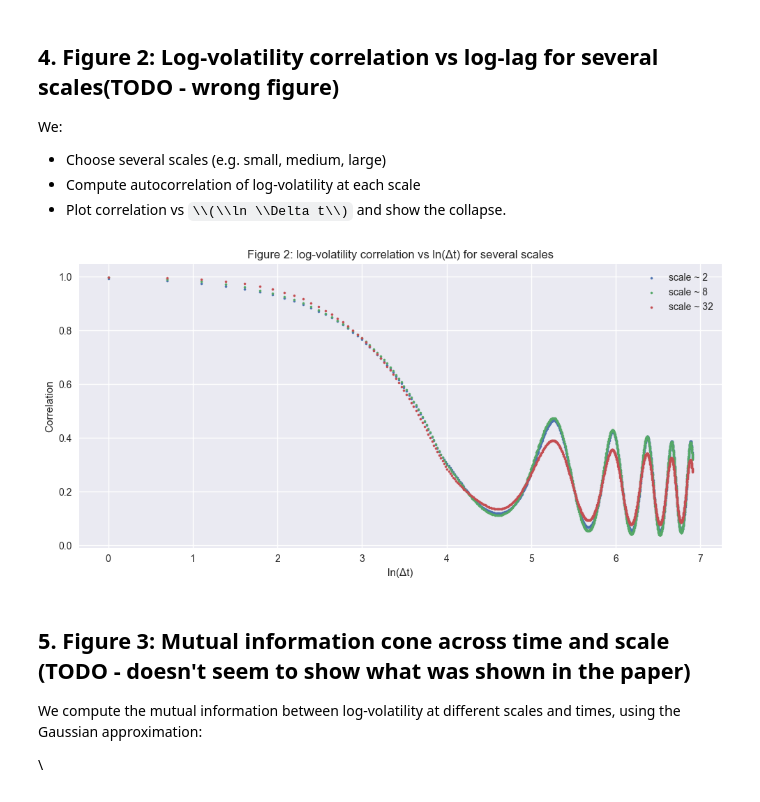
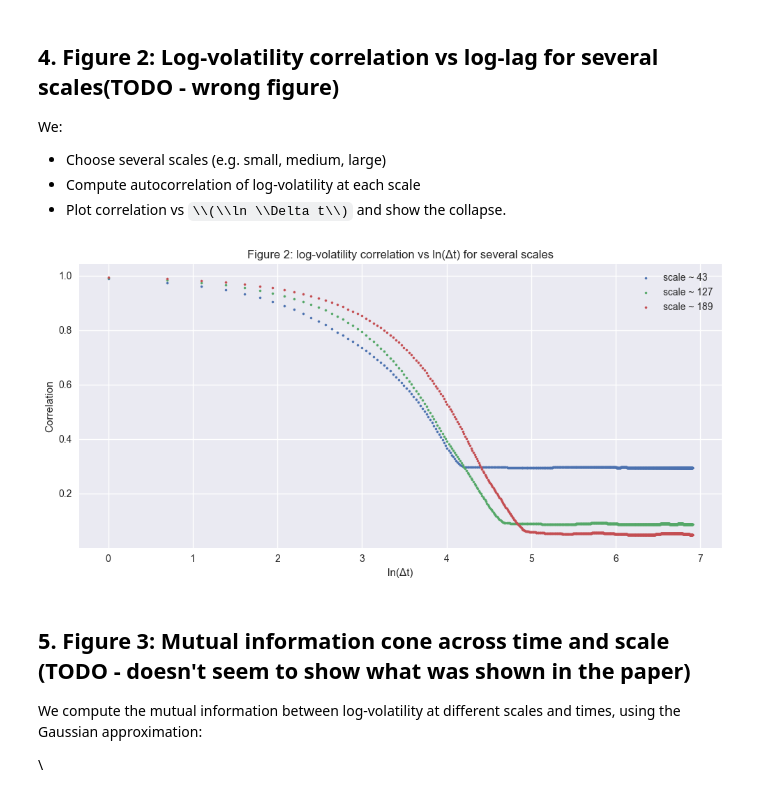
Before and after one commit to filipchudzynski/stock-market-non-gaussianity-analyzer_v2, a Jupyter notebook: paper_simulation manual_cwt.ipynb, the cells around one changed output. Drawn from its saved outputs; the diff is of its cells as text; code cells hidden in the pictures; some formulas as TeX source.

```diff
--- a/paper_simulation manual_cwt.ipynb
+++ b/paper_simulation manual_cwt.ipynb
@@ -113,7 +113,8 @@ log_price = np.array(df['log_price_deseason'].values)
 dt = 1.0  # or whatever your sampling interval is
 
 # Replace DWT scales with CWT scales
-scales = [2**i for i in range(1, max_level+1)]
+scales = np.linspace(2,1024,50)
+scales = [int(s) for s in scales]
 print("scales:", scales)
 
 # Compute Haar CWT (full-length coefficients)
@@ -286,27 +287,27 @@ We:
 - Plot correlation vs \\(\\ln \\Delta t\\) and show the collapse.
 # %%
 # Choose a few scale indices (adjust depending on your sampling)
-scale_indices = [0, 2, 4]  # example: smaller, medium, larger scales
+scale_indices = [2, 6, 9]  # example: smaller, medium, larger scales
 labels = [f'scale ~ {scales[i]}' for i in scale_indices]
 
 max_lag_fig2 = 1000
 lags = np.arange(1, max_lag_fig2+1)
 
 plt.figure(figsize=(10, 5))
 for idx, lab in zip(scale_indices, labels):
     w_s = log_vol_series[idx]          # this is ω_a(t)
     C = corr_function(w_s,max_lag_fig2)
     # skip lag 0, plot Δt = 1..max_lag
     plt.scatter(np.log(lags), C[1:], s=5, label=lab)
 
 plt.xlabel('ln(Δt)')
 plt.ylabel('Correlation')
 plt.title('Figure 2: log-volatility correlation vs ln(Δt) for several scales')
 plt.legend()
 plt.tight_layout()
 plt.show()
 # %% [output]
-[figure, old version]
+[figure, new version]
 # %% [markdown]
 ## 5. Figure 3: Mutual information cone across time and scale (TODO - doesn't seem to show what was shown in the paper)
 
```
Also changed, not shown: parts of 9 cells of this notebook.
